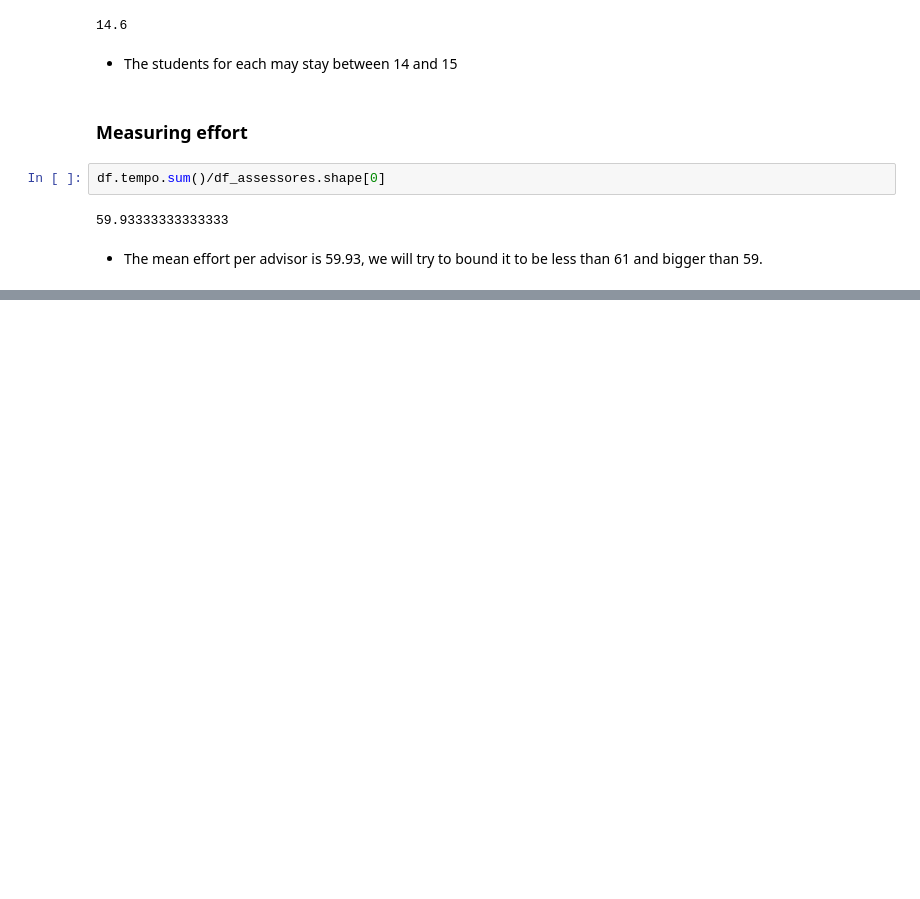
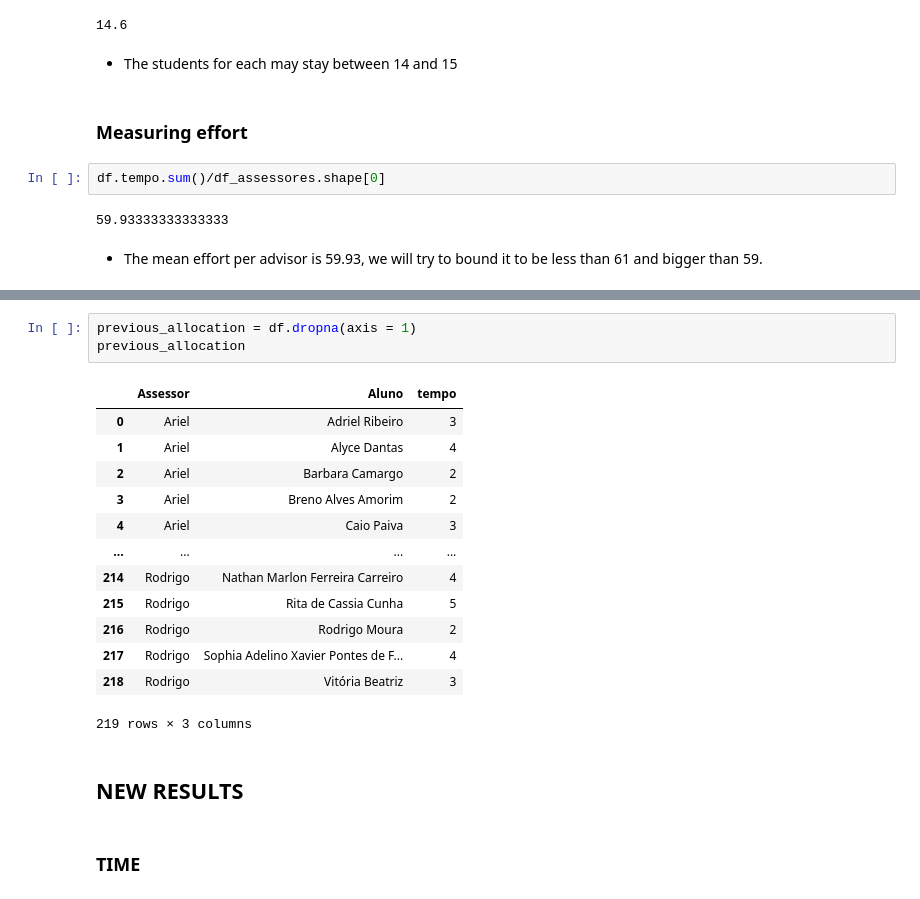
Before and after one commit to ItamarRocha/Operations-Research, a Jupyter notebook: projects/medway/data Preprocessing/Data preprocessing.ipynb, the cells around one changed output, grey strips where cells are left out. Drawn from its saved outputs; the diff is of its cells as text; blank space fills up the shorter version.

```diff
--- a/projects/medway/data Preprocessing/Data preprocessing.ipynb
+++ b/projects/medway/data Preprocessing/Data preprocessing.ipynb
@@ -1481,0 +1538,21 @@ df.tempo.sum()/df_assessores.shape[0]
+# %%
+previous_allocation = df.dropna(axis = 1)
+previous_allocation
+# %% [output]
+|  | Assessor | Aluno | tempo |
+| 0 | Ariel | Adriel Ribeiro | 3 |
+| 1 | Ariel | Alyce Dantas | 4 |
+| 2 | Ariel | Barbara Camargo | 2 |
+| 3 | Ariel | Breno Alves Amorim | 2 |
+| 4 | Ariel | Caio Paiva | 3 |
+| ... | ... | ... | ... |
+| 214 | Rodrigo | Nathan Marlon Ferreira Carreiro | 4 |
+| 215 | Rodrigo | Rita de Cassia Cunha | 5 |
+| 216 | Rodrigo | Rodrigo Moura | 2 |
+| 217 | Rodrigo | Sophia Adelino Xavier Pontes de F... | 4 |
+| 218 | Rodrigo | Vitória Beatriz | 3 |
+219 rows × 3 columns
+# %% [markdown]
+## NEW RESULTS
+# %% [markdown]
+### TIME
```
Also changed, not shown: parts of 19 cells of this notebook, 3 other files.
